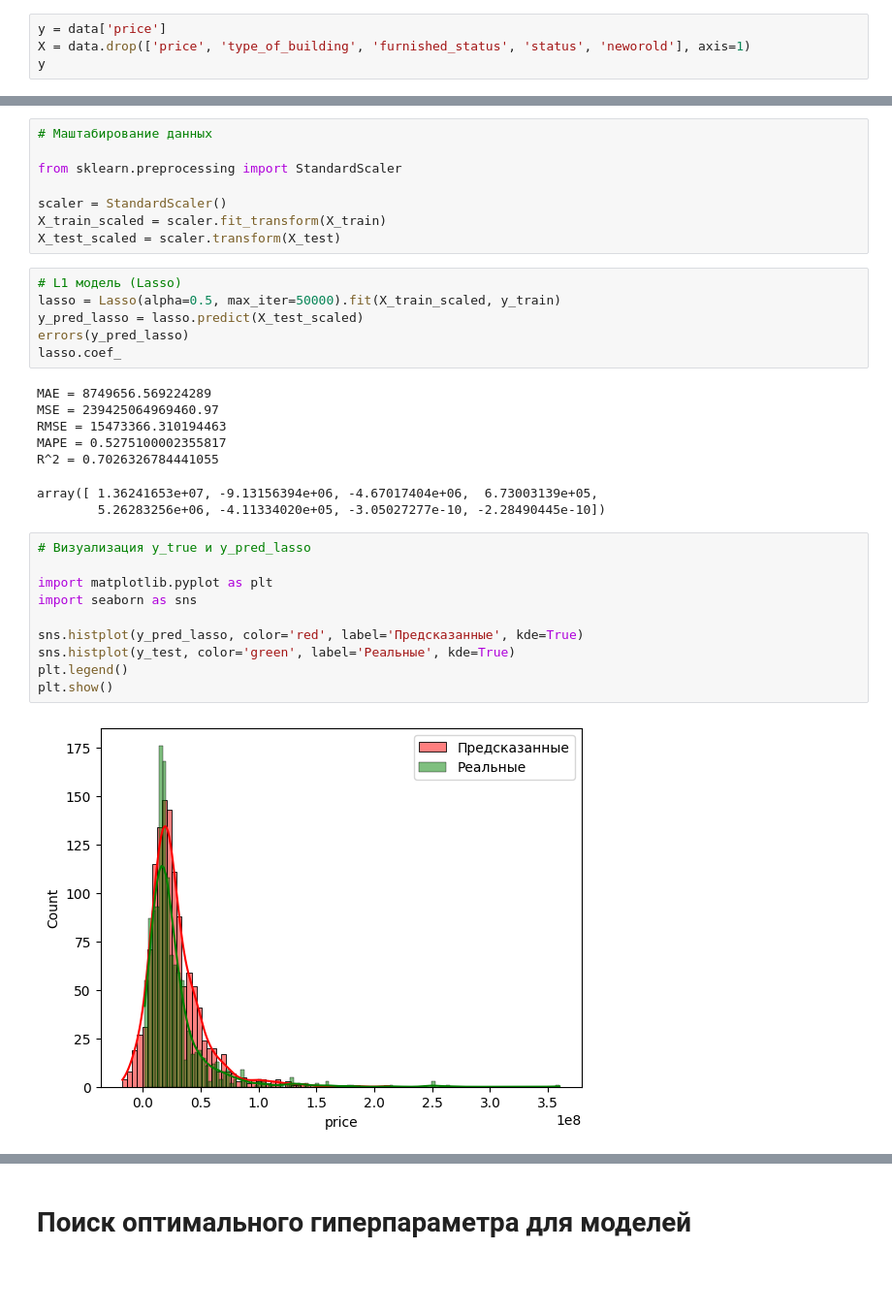
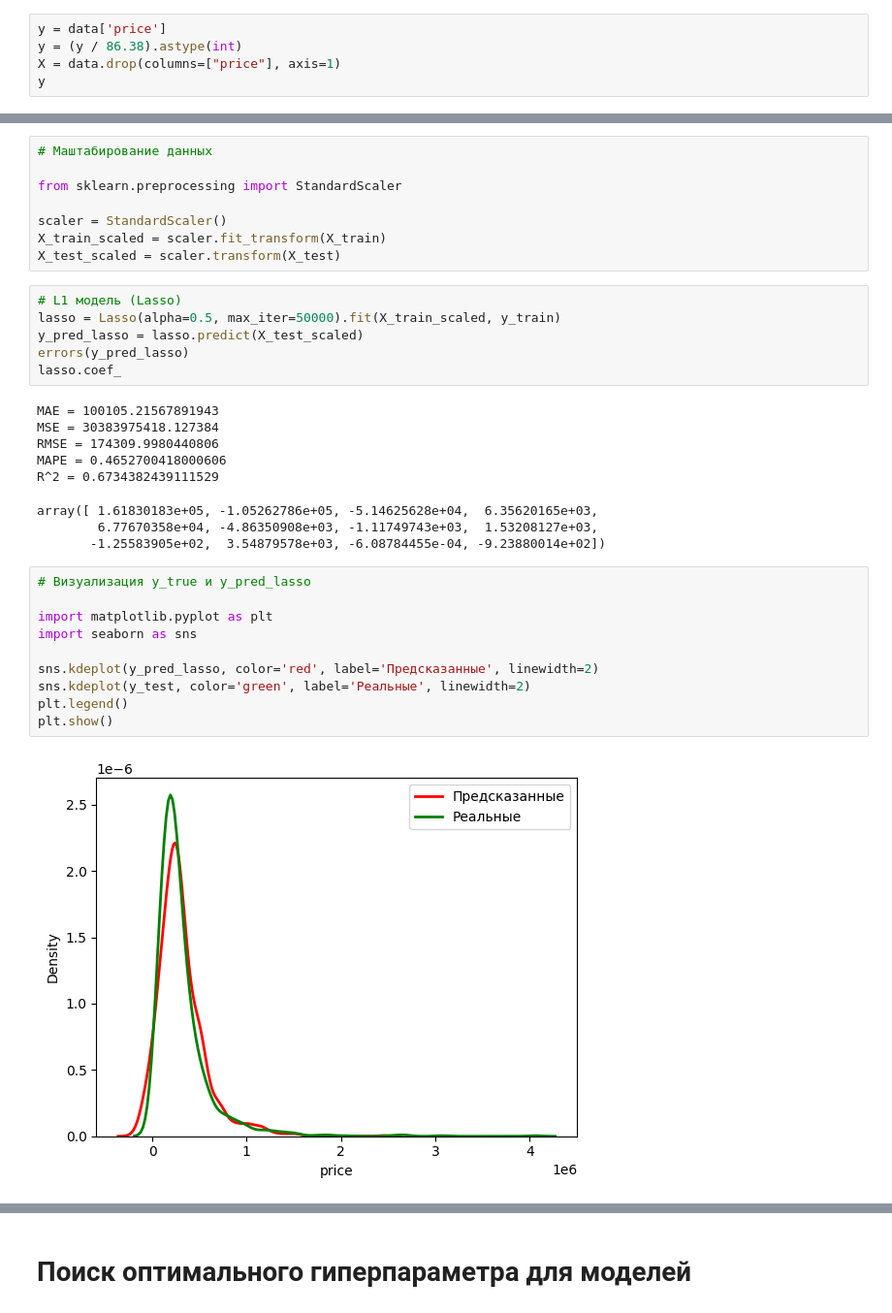
Before and after one commit to SergeyMotynga/OMSTU, a Jupyter notebook: ML/laboratory/lab_1/supervised_learning/supervised_learning.ipynb, the cells around one changed output, grey strips where cells are left out. Shown: that part at 97% size. Drawn from its saved outputs; the diff is of its cells as text; blank space fills up the shorter version.

```diff
--- a/ML/laboratory/lab_1/supervised_learning/supervised_learning.ipynb
+++ b/ML/laboratory/lab_1/supervised_learning/supervised_learning.ipynb
@@ -21,6 +22,7 @@ data
 # Выделение целевого признака и предикторов
 # %%
 y = data['price']
-X = data.drop(['price', 'type_of_building', 'furnished_status', 'status', 'neworold'], axis=1)
+y = (y / 86.38).astype(int)
+X = data.drop(columns=["price"], axis=1)
 y
 # %% [output]
@@ -111,25 +126,26 @@ y_pred_lasso = lasso.predict(X_test_scaled)
 errors(y_pred_lasso)
 lasso.coef_
 # %% [output]
-MAE = 8749656.569224289
-MSE = 239425064969460.97
-RMSE = 15473366.310194463
-MAPE = 0.5275100002355817
-R^2 = 0.7026326784441055
+MAE = 100105.21567891943
+MSE = 30383975418.127384
+RMSE = 174309.9980440806
+MAPE = 0.4652700418000606
+R^2 = 0.6734382439111529
-array([ 1.36241653e+07, -9.13156394e+06, -4.67017404e+06,  6.73003139e+05,
-        5.26283256e+06, -4.11334020e+05, -3.05027277e-10, -2.28490445e-10])
+array([ 1.61830183e+05, -1.05262786e+05, -5.14625628e+04,  6.35620165e+03,
+        6.77670358e+04, -4.86350908e+03, -1.11749743e+03,  1.53208127e+03,
+       -1.25583905e+02,  3.54879578e+03, -6.08784455e-04, -9.23880014e+02])
 # %%
 # Визуализация y_true и y_pred_lasso
 
 import matplotlib.pyplot as plt
 import seaborn as sns
 
-sns.histplot(y_pred_lasso, color='red', label='Предсказанные', kde=True)
-sns.histplot(y_test, color='green', label='Реальные', kde=True)
+sns.kdeplot(y_pred_lasso, color='red', label='Предсказанные', linewidth=2)
+sns.kdeplot(y_test, color='green', label='Реальные', linewidth=2)
 plt.legend()
 plt.show()
 # %% [output]
-[figure, old version]
+[figure, new version]
 # %%
 # L2 модель (Ridge)
 ridge = Ridge(alpha=0.5, max_iter=50000).fit(X_train_scaled, y_train)
```
Also changed, not shown: parts of 15 cells of this notebook.
